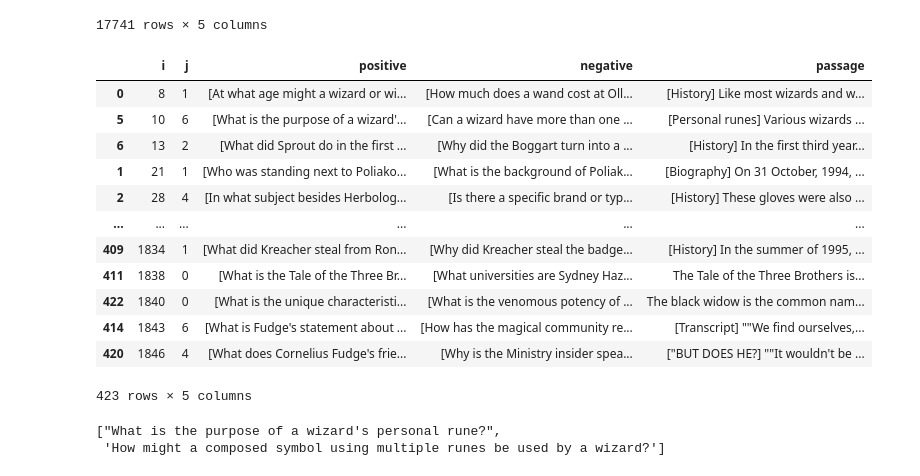
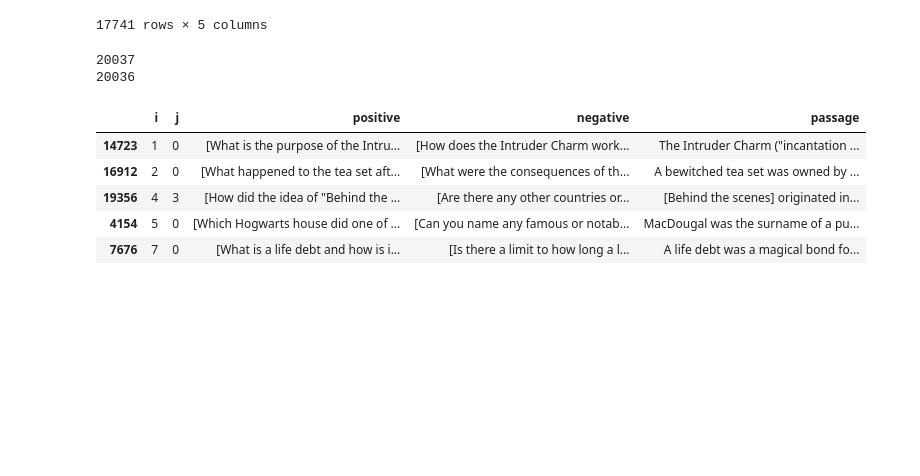
Before and after one commit to akutzer/semantic-retrieval, a Jupyter notebook: retrieval/preprocessing/process_threaded_question_gen.ipynb, the cells around one changed output. Cells and saved outputs as stored; diff of their text form; code cells hidden in the pictures; blank space fills up the shorter version.

```diff
--- a/retrieval/preprocessing/process_threaded_question_gen.ipynb
+++ b/retrieval/preprocessing/process_threaded_question_gen.ipynb
@@ -20,8 +20,8 @@ df
 # %%
 import json
 import ast
-f = 'harry_potter_questions_a.csv'
-df_q = pd.read_csv(f)
+f2 = 'harry_potter_questions_a.csv'
+df_q = pd.read_csv(f2)
 df_q = df_q.sort_values(by=['i', 'j'], ascending=True)
 
 arr = []
@@ -45,6 +45,8 @@ for list in df_q['negative'].values:
         except:
             print("fail")
 
+
+
 i = 0
 while i < len(arr):
     if len(arr[i]) == 3:
@@ -54,26 +56,23 @@ while i < len(arr):
 df_q['negative'] = arr2
 df_q['positive'] = arr
 
-df_q
+arr = [len(x) for x in df_q['positive'].values]
+print(len(arr))
+print(arr.count(2))
+#df_q
 # %% [output]
-|  | i | j | positive | negative | passage |
-| 0 | 8 | 1 | [At what age might a wizard or wi... | [How much does a wand cost at Oll... | [History] Like most wizards and w... |
-| 5 | 10 | 6 | [What is the purpose of a wizard'... | [Can a wizard have more than one ... | [Personal runes] Various wizards ... |
-| 6 | 13 | 2 | [What did Sprout do in the first ... | [Why did the Boggart turn into a ... | [History] In the first third year... |
-| 1 | 21 | 1 | [Who was standing next to Poliako... | [What is the background of Poliak... | [Biography] On 31 October, 1994, ... |
-| 2 | 28 | 4 | [In what subject besides Herbolog... | [Is there a specific brand or typ... | [History] These gloves were also ... |
-| ... | ... | ... | ... | ... | ... |
-| 409 | 1834 | 1 | [What did Kreacher steal from Ron... | [Why did Kreacher steal the badge... | [History] In the summer of 1995, ... |
-| 411 | 1838 | 0 | [What is the Tale of the Three Br... | [What universities are Sydney Haz... | The Tale of the Three Brothers is... |
-| 422 | 1840 | 0 | [What is the unique characteristi... | [What is the venomous potency of ... | The black widow is the common nam... |
-| 414 | 1843 | 6 | [What is Fudge's statement about ... | [How has the magical community re... | [Transcript] ""We find ourselves,... |
-| 420 | 1846 | 4 | [What does Cornelius Fudge's frie... | [Why is the Ministry insider spea... | ["BUT DOES HE?] ""It wouldn't be ... |
-423 rows × 5 columns
+20037
+20036
-# %%
-df_q.iloc[1]['positive']
-# %% [output]
-["What is the purpose of a wizard's personal rune?",
- 'How might a composed symbol using multiple runes be used by a wizard?']
+# %%
+pd.options.display.max_colwidth = 200
+df_q.head()
+# %% [output]
+|  | i | j | positive | negative | passage |
+| 14723 | 1 | 0 | [What is the purpose of the Intru... | [How does the Intruder Charm work... | The Intruder Charm ("incantation ... |
+| 16912 | 2 | 0 | [What happened to the tea set aft... | [What were the consequences of th... | A bewitched tea set was owned by ... |
+| 19356 | 4 | 3 | [How did the idea of "Behind the ... | [Are there any other countries or... | [Behind the scenes] originated in... |
+| 4154 | 5 | 0 | [Which Hogwarts house did one of ... | [Can you name any famous or notab... | MacDougal was the surname of a pu... |
+| 7676 | 7 | 0 | [What is a life debt and how is i... | [Is there a limit to how long a l... | A life debt was a magical bond fo... |
 # %%
 arr_base = []
 for i in range(len(df)):
```
Also changed, not shown: parts of 14 cells of this notebook, 2 other files.
